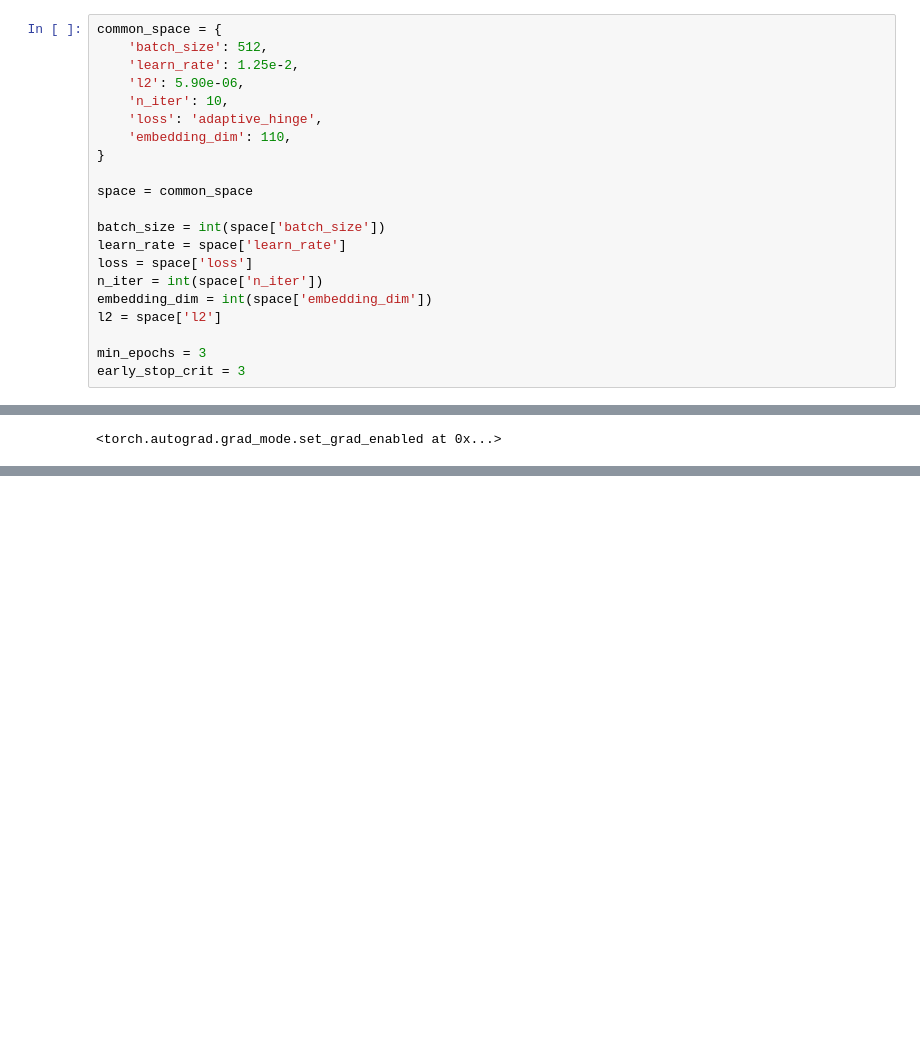
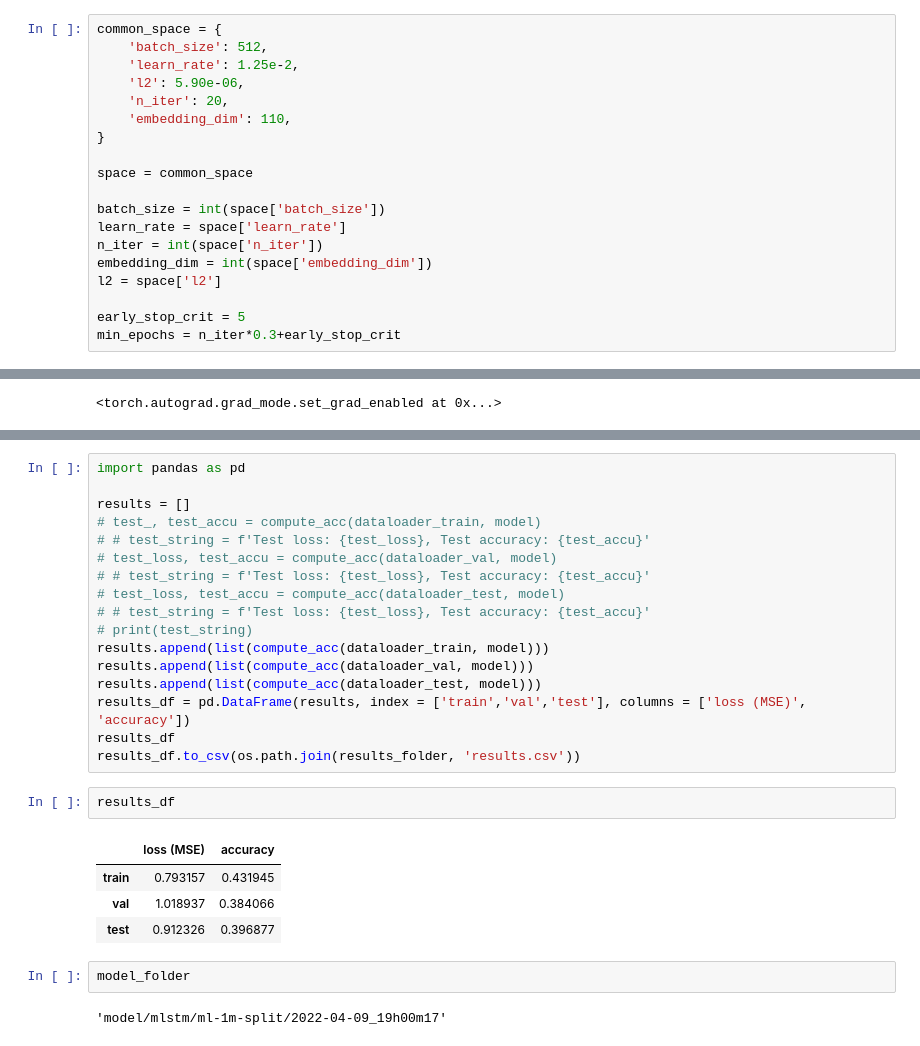
Before and after one commit to YazdanZ/SeqRec, a Jupyter notebook: mLSTM_movielens.ipynb, the cells around one changed output, grey strips where cells are left out. Cells and saved outputs as stored; diff of their text form; blank space fills up the shorter version.

```diff
--- a/mLSTM_movielens.ipynb
+++ b/mLSTM_movielens.ipynb
@@ -143,8 +177,7 @@ common_space = {
     'batch_size': 512,
     'learn_rate': 1.25e-2,
     'l2': 5.90e-06,
-    'n_iter': 10,
-    'loss': 'adaptive_hinge',
+    'n_iter': 20,
     'embedding_dim': 110,
 }
 
@@ -152,12 +185,11 @@ space = common_space
 
 batch_size = int(space['batch_size'])
 learn_rate = space['learn_rate']
-loss = space['loss']
 n_iter = int(space['n_iter'])
 embedding_dim = int(space['embedding_dim'])
 l2 = space['l2']
 
-min_epochs = 3
-early_stop_crit = 3
+early_stop_crit = 5
+min_epochs = n_iter*0.3+early_stop_crit
 # %%
 save_dir = os.path.join('data','ml-1m-split')
@@ -387,0 +517,28 @@ Test loss: 1.0086286705101157
+# %%
+import pandas as pd
+
+results = []
+# test_, test_accu = compute_acc(dataloader_train, model)
+# # test_string = f'Test loss: {test_loss}, Test accuracy: {test_accu}'
+# test_loss, test_accu = compute_acc(dataloader_val, model)
+# # test_string = f'Test loss: {test_loss}, Test accuracy: {test_accu}'
+# test_loss, test_accu = compute_acc(dataloader_test, model)
+# # test_string = f'Test loss: {test_loss}, Test accuracy: {test_accu}'
+# print(test_string)
+results.append(list(compute_acc(dataloader_train, model)))
+results.append(list(compute_acc(dataloader_val, model)))
+results.append(list(compute_acc(dataloader_test, model)))
+results_df = pd.DataFrame(results, index = ['train','val','test'], columns = ['loss (MSE)', 'accuracy'])
+results_df
+results_df.to_csv(os.path.join(results_folder, 'results.csv'))
+# %%
+results_df
+# %% [output]
+|  | loss (MSE) | accuracy |
+| train | 0.793157 | 0.431945 |
+| val | 1.018937 | 0.384066 |
+| test | 0.912326 | 0.396877 |
+# %%
+model_folder
+# %% [output]
+'model/mlstm/ml-1m-split/2022-04-09_19h00m17'
```
Also changed, not shown: parts of 11 cells of this notebook, 3 other files.
